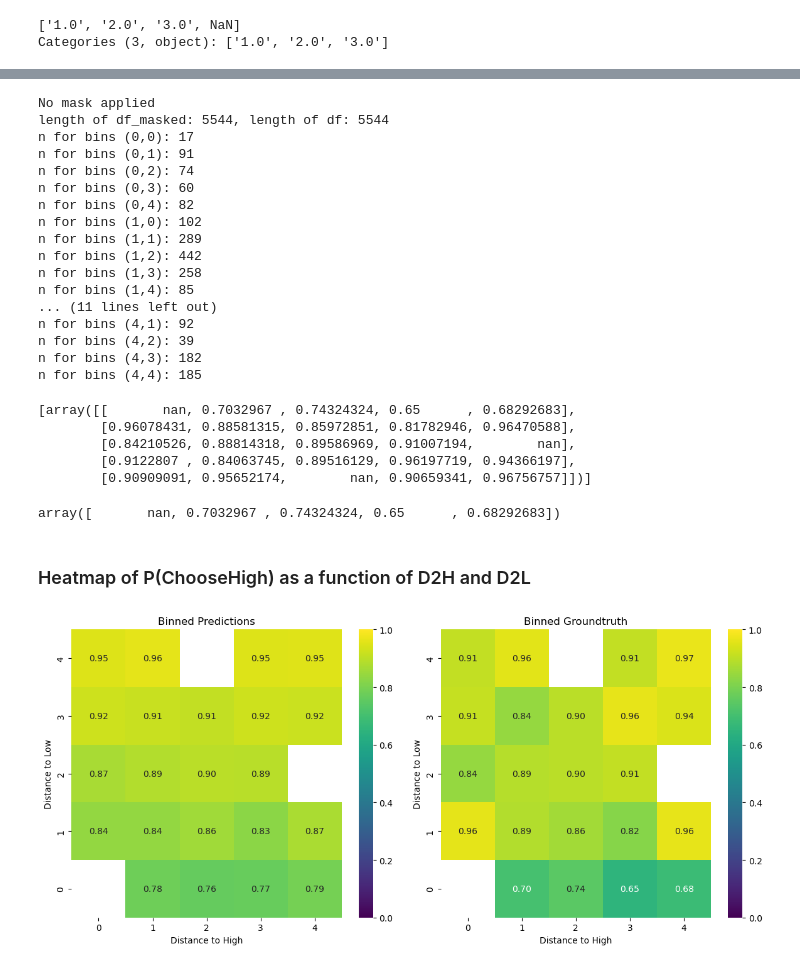
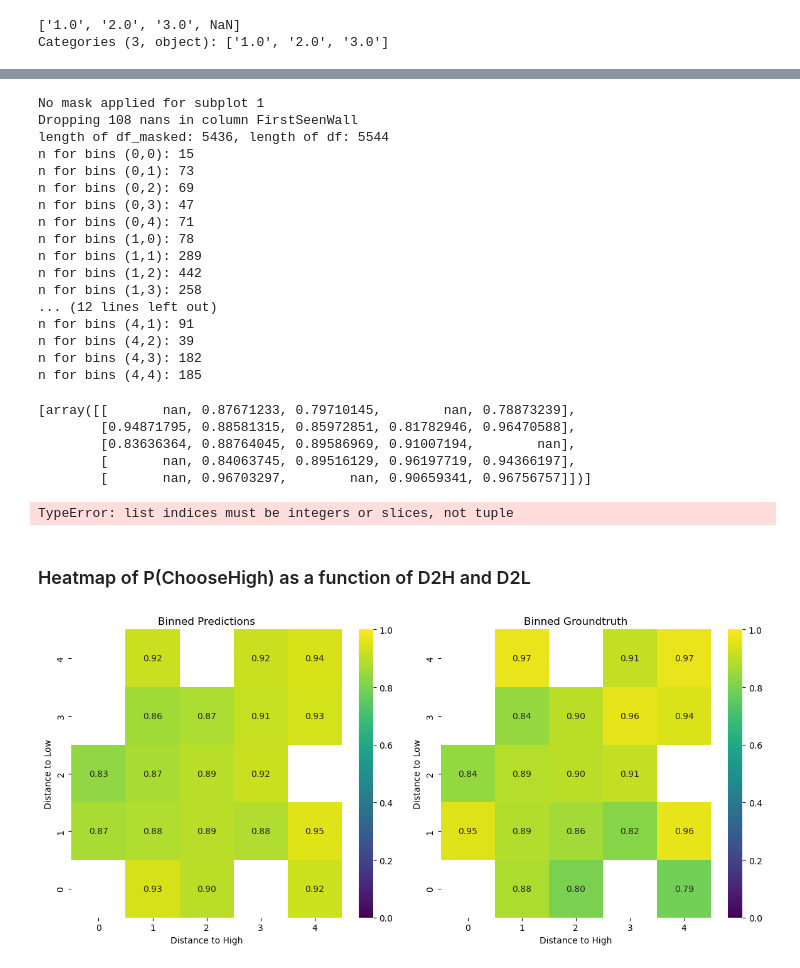
Before and after one commit to tomhagley6/octagon_analysis, a Jupyter notebook: sandbox/glm/glm_prediction_visualisation.ipynb, the cells around one changed output, grey strips where cells are left out. Cells and saved outputs as stored; diff of their text form; code cells hidden in the pictures.

```diff
--- a/sandbox/glm/glm_prediction_visualisation.ipynb
+++ b/sandbox/glm/glm_prediction_visualisation.ipynb
@@ -61,8 +50,8 @@ glm_df_solo['FirstSeenWall'].unique()
 Categories (3, object): ['1.0', '2.0', '3.0']
 # %%
 # define model formula
-model_formula = 'ChooseHigh ~ 1 + D2H + D2L + (1|GlmPlayerID)'
-# model_formula = 'ChooseHigh ~ 1 + FirstSeenWall + (1|GlmPlayerID)'
+# model_formula = 'ChooseHigh ~ 1 + D2H + D2L + (1|GlmPlayerID)'
+model_formula = 'ChooseHigh ~ 1 + FirstSeenWall + (1|GlmPlayerID)'
 # model_formula = 'ChooseHigh ~ 1 + D2H + D2L + FirstSeenWall + WallSep + WallSep:FirstSeenWall + (1|GlmPlayerID)'
 # model_formula = 'ChooseHigh ~ 1 + D2H + D2L + FirstSeenWall + WallSep + WallSep:FirstSeenWall + D2L:FirstSeenWall + D2H:FirstSeenWall + (1|GlmPlayerID)'
 
@@ -118,0 +112,14 @@ bin_var1 = 'D2H'
+# %%
+nan_containing_cols = list(glm_df_solo.isna().sum()[glm_df_solo.isna().sum() > 0].index)
+
+# drop rows with nans in any columns that contain them (and are also in the model formula)
+#
+df_copy = glm_df_solo.copy()
+for column in nan_containing_cols:
+    pattern = re.compile(column)
+    match = re.search(pattern, model.formula)
+    if match:
+        print(f"Dropping {df_copy['FirstSeenWall'].isna().sum()} nans in column {column}")
+        df_copy.dropna(subset=column, inplace=True)
+    else:
+        continue
@@ -141,14 +150,16 @@ def compute_binned_heatmaps(
     # list of 2D choice probability arrays for each subplot/data filter
     binned_predictions = []
     binned_groundtruth = []
+    subplot = 0
 
     # loop through each subplot regressor filter, and each individual regressor within this
     # to create a mask for the data
     for reg_names, reg_vals in zip(regressor_names_list, regressor_values_list):
+        subplot += 1
         mask = np.ones(len(df), dtype=bool)
         for name, val in zip(reg_names, reg_vals):
             if name == None:
-                print(f"No mask applied")
+                print(f"No mask applied for subplot {subplot}")
                 continue # no mask
             elif isinstance(val, (list, tuple, set, np.ndarray)):
                 # if val is an interable of values, allow any of them in the mask
@@ -157,8 +168,19 @@ def compute_binned_heatmaps(
                 # if a single value, only allow that value in the mask
                 mask &= (df[name] == val)
 
+        # drop rows with nans in any columns that contain them (and are also in the model formula)
+        nan_containing_cols = list(glm_df_solo.isna().sum()[glm_df_solo.isna().sum() > 0].index)
+        df_masked = glm_df_solo.copy()
+        for column in nan_containing_cols:
+            pattern = re.compile(column)
+            match = re.search(pattern, model.formula)
+            if match:
+                print(f"Dropping {df_masked['FirstSeenWall'].isna().sum()} nans in column {column}")
+                df_masked.dropna(subset=column, inplace=True)
+            else:
+                continue
+
         # return nans for prediction/ground truth if no data
-        df_masked = df[mask]
         if df_masked.empty:
             binned_predictions.append(np.full((len(bin_edges) - 1, len(bin_edges) - 1), np.nan))
             binned_groundtruth.append(np.full((len(bin_edges) - 1, len(bin_edges) - 1), np.nan))
@@ -311,57 +334,57 @@ binned_predictions, binned_groundtruth = compute_binned_heatmaps(
     glm_df_solo, model, regressor_names_list, regressor_values_list,
     'D2H', 'D2L', bin_edges, min_count=50)
 # %% [output]
-No mask applied
-length of df_masked: 5544, length of df: 5544
-n for bins (0,0): 17
-n for bins (0,1): 91
-n for bins (0,2): 74
-n for bins (0,3): 60
-n for bins (0,4): 82
-n for bins (1,0): 102
+No mask applied for subplot 1
+Dropping 108 nans in column FirstSeenWall
+length of df_masked: 5436, length of df: 5544
+n for bins (0,0): 15
+n for bins (0,1): 73
+n for bins (0,2): 69
+n for bins (0,3): 47
+n for bins (0,4): 71
+n for bins (1,0): 78
 n for bins (1,1): 289
 n for bins (1,2): 442
 n for bins (1,3): 258
-n for bins (1,4): 85
-... (11 lines left out)
-n for bins (4,1): 92
+... (12 lines left out)
+n for bins (4,1): 91
 n for bins (4,2): 39
 n for bins (4,3): 182
 n for bins (4,4): 185
 # %%
 binned_groundtruth
 # %% [output]
-[array([[       nan, 0.7032967 , 0.74324324, 0.65      , 0.68292683],
-        [0.96078431, 0.88581315, 0.85972851, 0.81782946, 0.96470588],
-        [0.84210526, 0.88814318, 0.89586969, 0.91007194,        nan],
-        [0.9122807 , 0.84063745, 0.89516129, 0.96197719, 0.94366197],
-        [0.90909091, 0.95652174,        nan, 0.90659341, 0.96756757]])]
+[array([[       nan, 0.87671233, 0.79710145,        nan, 0.78873239],
+        [0.94871795, 0.88581315, 0.85972851, 0.81782946, 0.96470588],
+        [0.83636364, 0.88764045, 0.89586969, 0.91007194,        nan],
+        [       nan, 0.84063745, 0.89516129, 0.96197719, 0.94366197],
+        [       nan, 0.96703297,        nan, 0.90659341, 0.96756757]])]
 # %%
 binned_groundtruth[0, :]
 # %% [output]
-array([       nan, 0.7032967 , 0.74324324, 0.65      , 0.68292683])
+TypeError: list indices must be integers or slices, not tuple
 # %% [markdown]
 ### Heatmap of P(ChooseHigh) as a function of D2H and D2L
 # %%
 import seaborn as sns
 
 figs, axs = plt.subplots(1,2, figsize=(12, 6))
 
 # plot binned predictions and groundtruth
 # tranpose arrays for plotting (distance to High on x-axis)
-sns.heatmap(binned_predictions, vmin=0, vmax=1, annot=True, fmt=".2f", cmap='viridis', cbar=True, ax=axs[0])
+sns.heatmap(binned_predictions[0], vmin=0, vmax=1, annot=True, fmt=".2f", cmap='viridis', cbar=True, ax=axs[0])
 axs[0].set_xlabel('Distance to High')
 axs[0].set_ylabel('Distance to Low')
 axs[0].set_title('Binned Predictions')
 axs[0].invert_yaxis()
 
-sns.heatmap(binned_groundtruth, vmin=0, vmax=1, annot=True, fmt=".2f", cmap='viridis', cbar=True, ax=axs[1])
+sns.heatmap(binned_groundtruth[0], vmin=0, vmax=1, annot=True, fmt=".2f", cmap='viridis', cbar=True, ax=axs[1])
 axs[1].set_xlabel('Distance to High')
 axs[1].set_ylabel('Distance to Low')
 axs[1].set_title('Binned Groundtruth')
 axs[1].invert_yaxis()
 
 plt.tight_layout(rect=[0, 0.03, 1, 0.95])
 plt.show()
 # %% [output]
-[figure, old version]
+[figure, new version]
```
Also changed, not shown: parts of 5 cells of this notebook, 58 other files.
